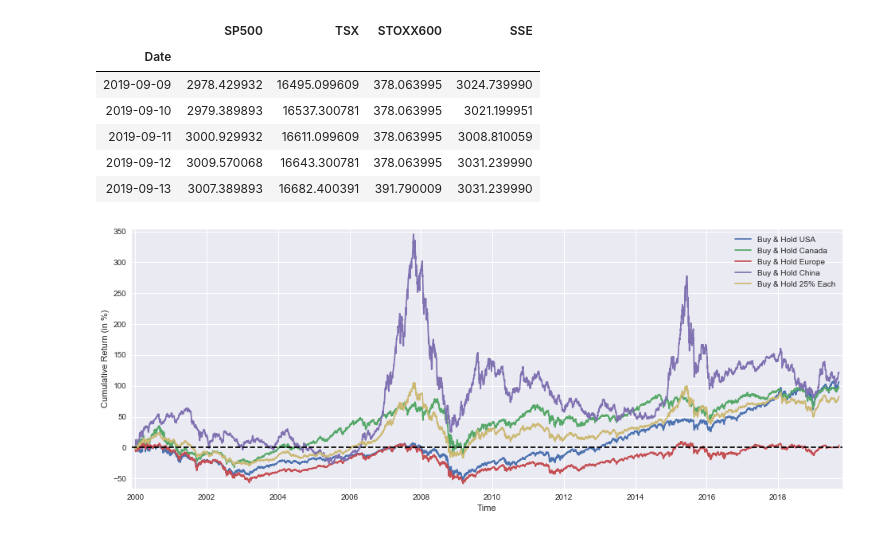
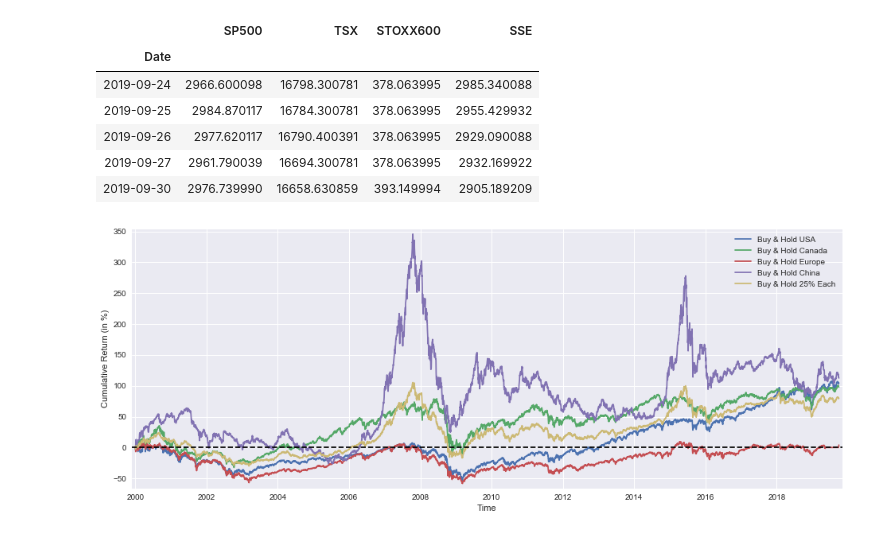
Before and after one commit to LongOnly/Quantitative-Notebooks, a Jupyter notebook: AssetAllocation.ipynb, the cells around one changed output. Saved outputs shown, nothing was run; the diff lists cells and outputs as text; code cells hidden in the pictures.

```diff
--- a/AssetAllocation.ipynb
+++ b/AssetAllocation.ipynb
@@ -33,39 +33,39 @@ def getdata(tickers,start,end,frequency):
             crumb = m.groupdict()['crumb']
     for ticker in tickers:
         url_str  = "https://query1.finance.yahoo.com/v7/finance/download/%s"
         url_str += "?period1=%s&period2=%s&interval=%s&events=history&crumb=%s"
         url = url_str % (ticker, start, end, frequency, crumb)
         res = requests.get(url, cookies={'B': cookie}).text
         OHLC[ticker] = pd.read_csv(io.StringIO(res), index_col=0,
                                    error_bad_lines=False).replace('null', np.nan).dropna()
         OHLC[ticker].index = pd.to_datetime(OHLC[ticker].index)
         OHLC[ticker] = OHLC[ticker].apply(pd.to_numeric)
     return OHLC
 
 # Assets under consideration
 tickers = ['%5EGSPTSE','%5EGSPC','%5ESTOXX','000001.SS']
 
 # If yahoo data retrieval fails, try until it returns something
 data = None
 while data is None:
     try:
-        data = getdata(tickers,'946685000','1586687600','1d')
+        data = getdata(tickers,'946685000','1569886000','1d')
     except:
          pass
 
 ICP = pd.DataFrame({'SP500':    data['%5EGSPC']['Adj Close'],
                     'TSX':      data['%5EGSPTSE']['Adj Close'],
                     'STOXX600': data['%5ESTOXX']['Adj Close'],
                     'SSE':      data['000001.SS']['Adj Close']}).fillna(method='ffill')
 ICP.tail()
 # %% [output]
 |  | SP500 | TSX | STOXX600 | SSE |
 | Date |  |  |  |  |
-| 2019-09-09 | 2978.429932 | 16495.099609 | 378.063995 | 3024.739990 |
-| 2019-09-10 | 2979.389893 | 16537.300781 | 378.063995 | 3021.199951 |
-| 2019-09-11 | 3000.929932 | 16611.099609 | 378.063995 | 3008.810059 |
-| 2019-09-12 | 3009.570068 | 16643.300781 | 378.063995 | 3031.239990 |
-| 2019-09-13 | 3007.389893 | 16682.400391 | 391.790009 | 3031.239990 |
+| 2019-09-24 | 2966.600098 | 16798.300781 | 378.063995 | 2985.340088 |
+| 2019-09-25 | 2984.870117 | 16784.300781 | 378.063995 | 2955.429932 |
+| 2019-09-26 | 2977.620117 | 16790.400391 | 378.063995 | 2929.090088 |
+| 2019-09-27 | 2961.790039 | 16694.300781 | 378.063995 | 2932.169922 |
+| 2019-09-30 | 2976.739990 | 16658.630859 | 393.149994 | 2905.189209 |
 # %%
 BuyHold_SP     = ICP['SP500']    /float(ICP['SP500'][:1])   -1
 BuyHold_TSX    = ICP['TSX']      /float(ICP['TSX'][:1])     -1
```
Also changed, not shown: parts of 6 cells of this notebook, 3 other files.
